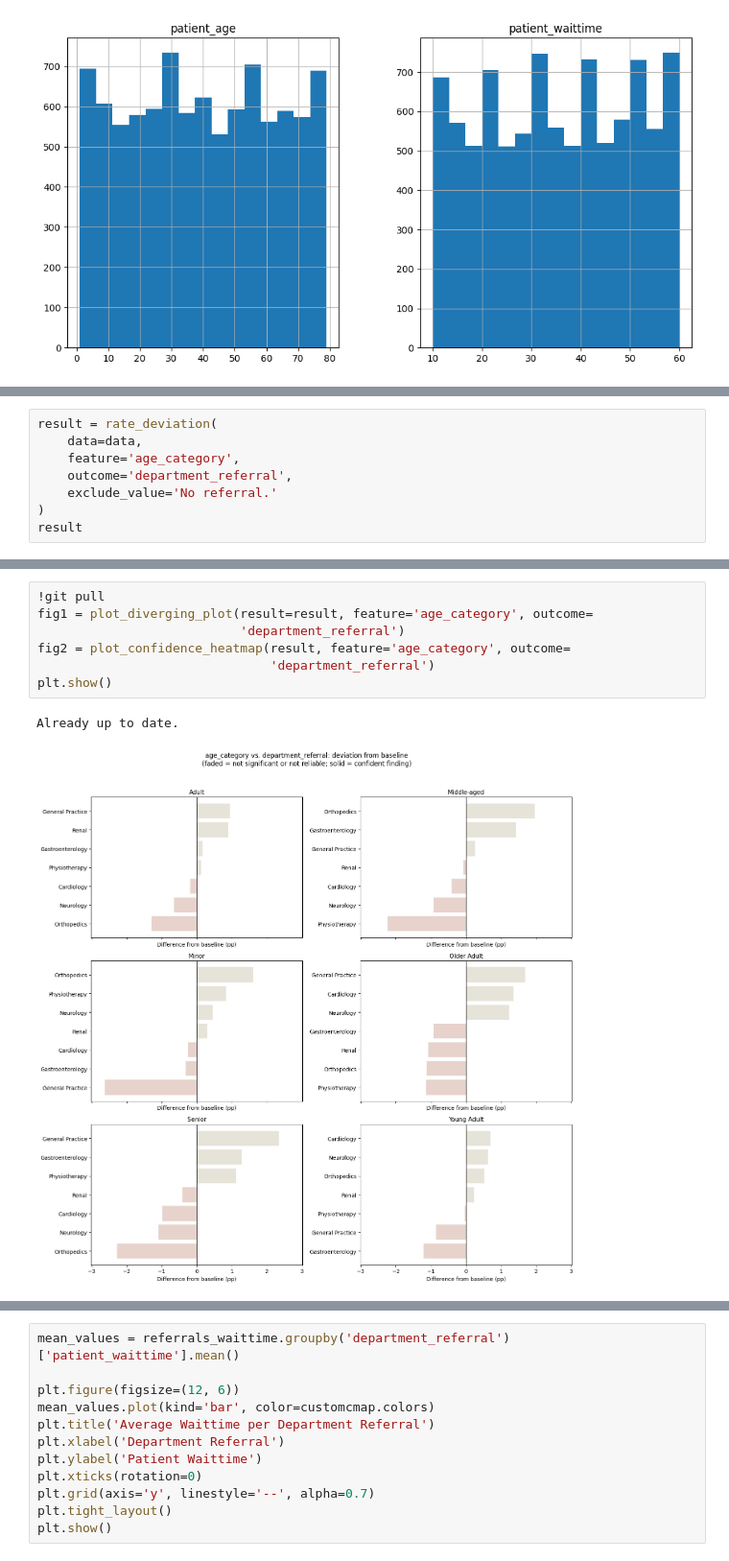
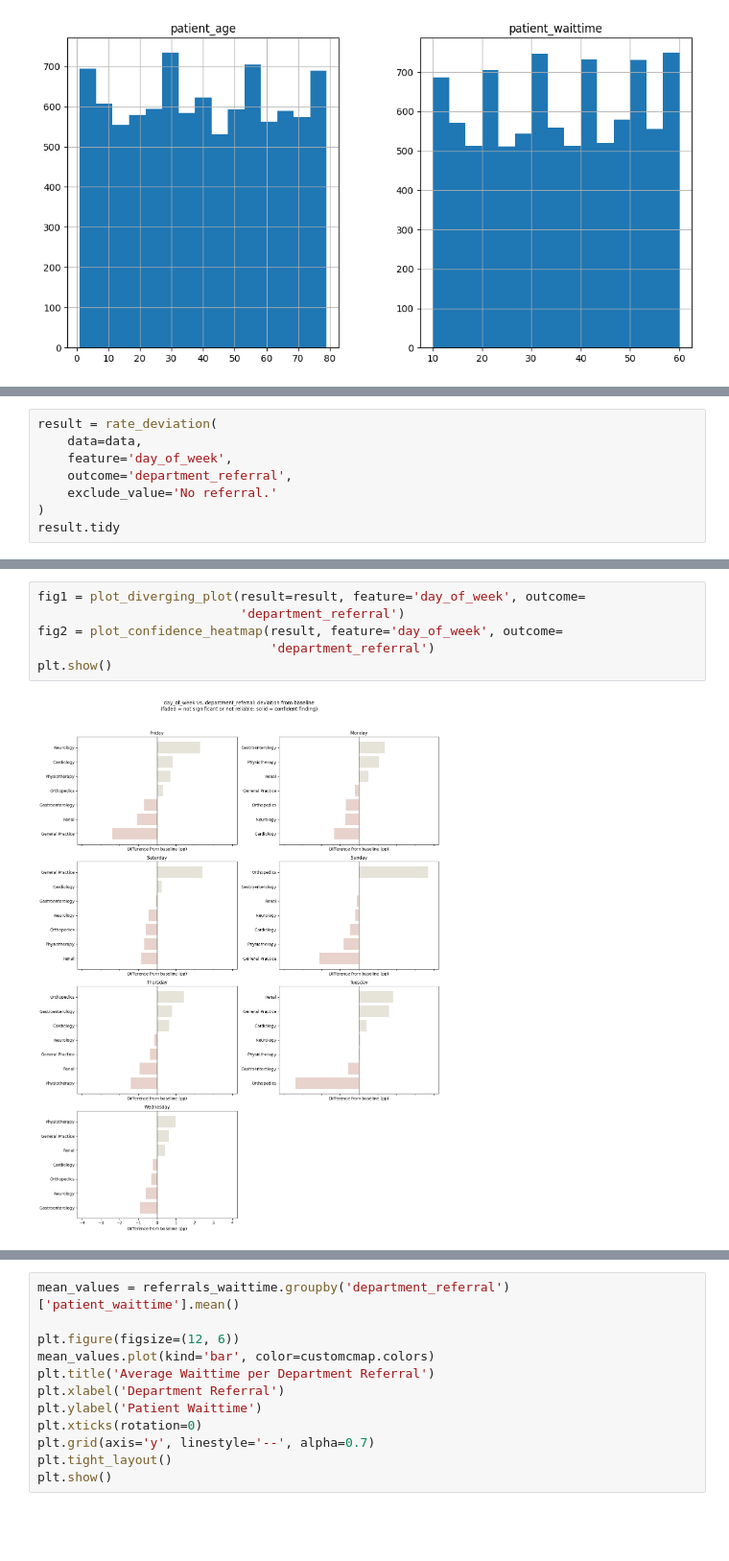
Before and after one commit to Mikayla-ds2/surge-sense, a Jupyter notebook: eda+viz.ipynb, the cells around one changed output, grey strips where cells are left out. Shown at 96% size. Drawn from its saved outputs; the diff is of its cells as text; blank space fills up the shorter version.

```diff
--- a/eda+viz.ipynb
+++ b/eda+viz.ipynb
@@ -133,9 +148,9 @@ from plot_rate_deviation import plot_diverging_plot, plot_confidence_heatmap
 # %%
 result = rate_deviation(
     data=data,
-    feature='age_category',
+    feature='day_of_week',
     outcome='department_referral',
     exclude_value='No referral.'
 )
-result
+result.tidy
 # %% [output]
@@ -159,10 +185,8 @@ Name: proportion, dtype: float64, chi2_statistic=np.float64(34.379315290195535),
 # %%
-!git pull
-fig1 = plot_diverging_plot(result=result, feature='age_category', outcome=
+fig1 = plot_diverging_plot(result=result, feature='day_of_week', outcome=
                            'department_referral')
-fig2 = plot_confidence_heatmap(result, feature='age_category', outcome=
+fig2 = plot_confidence_heatmap(result, feature='day_of_week', outcome=
                                'department_referral')
 plt.show()
 # %% [output]
-Already up to date.
-[figure, old version]
+[figure, new version]
```
Also changed, not shown: parts of 39 cells of this notebook, 2 other files.
